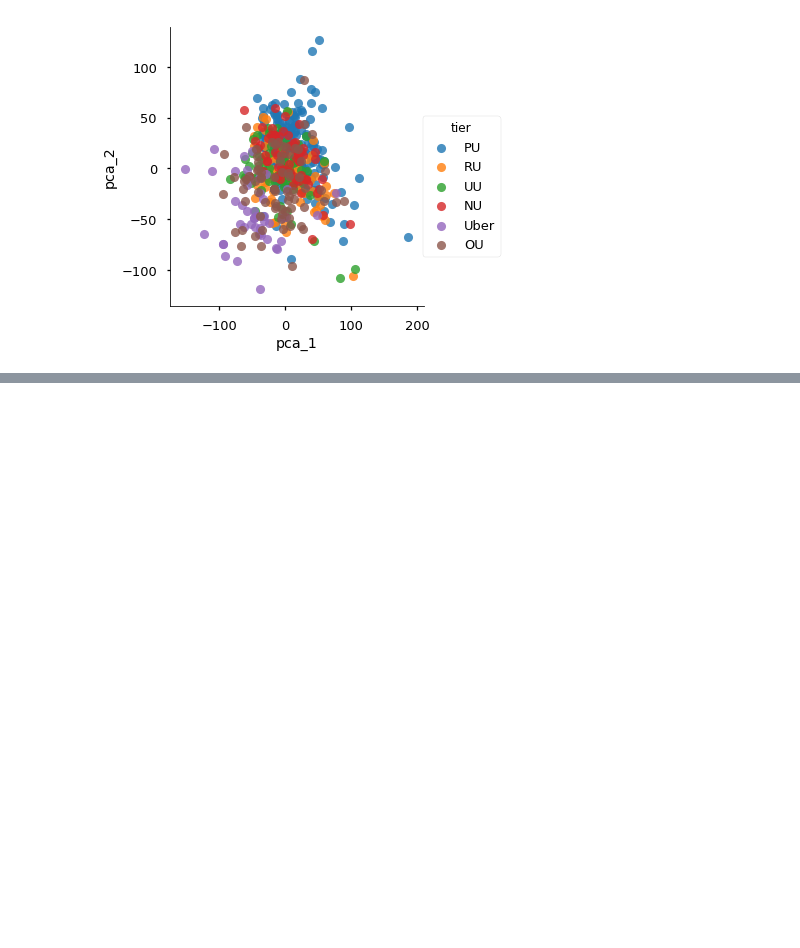
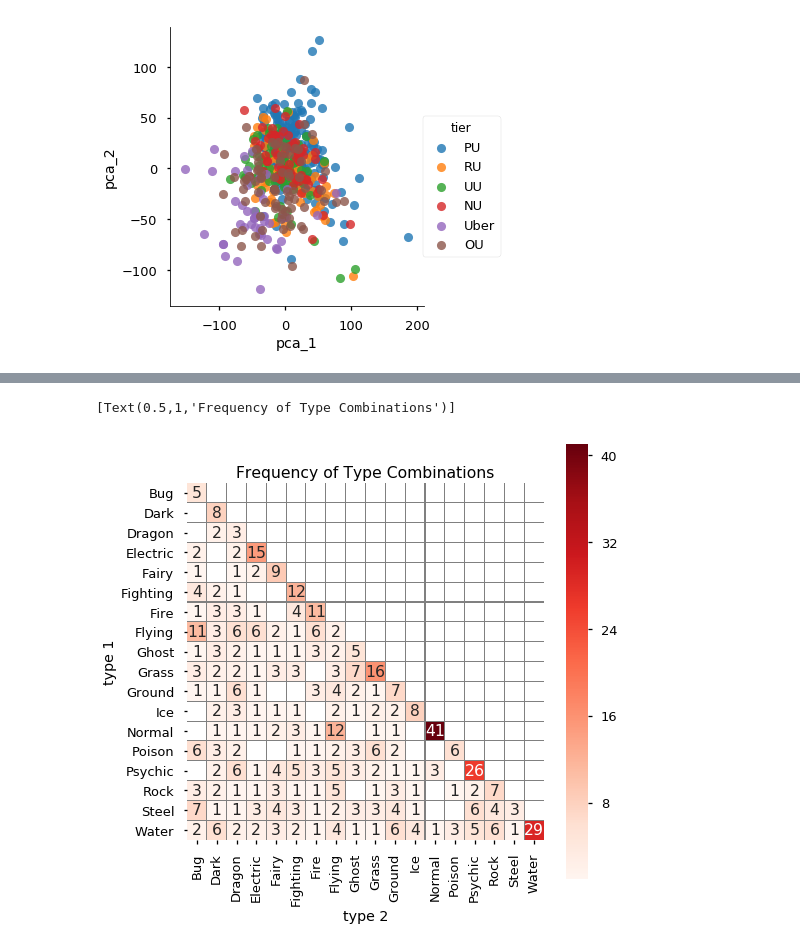
Before and after one commit to n2cholas/pokemon-analysis, a Jupyter notebook: Pokemon-Analysis.ipynb, the cells around one changed output, grey strips where cells are left out. Drawn from its saved outputs; the diff is of its cells as text; code cells hidden in the pictures; blank space fills up the shorter version.

Commit message:
completed type exploratory analysis

```diff
--- a/Pokemon-Analysis.ipynb
+++ b/Pokemon-Analysis.ipynb
@@ -153,0 +171,14 @@ The first two components make up about 52% of the variance; however, as expected
+# %%
+df['type 1'] = df.apply(lambda x: sorted(eval(x['types']))[0], axis=1)
+df['type 2'] = df.apply(lambda x: sorted(eval(x['types']))[-1], axis=1) #if a pokemon has a single type, type 2 = type 1
+
+type_df = df[['type 2', 'type 1']].groupby(['type 2', 'type 1']).size().reset_index()
+type_df.columns = ['type 1', 'type 2', 'count']
+type_pivoted_df = type_df.pivot('type 1', 'type 2', 'count')
+
+plt.subplots(figsize=(8,8))
+sns.heatmap(type_pivoted_df, annot=True, square=True, cmap='Reds', linecolor='grey', linewidths='0.05')
+plt.gca().set(title='Frequency of Type Combinations')
+# %% [output]
+[Text(0.5,1,'Frequency of Type Combinations')]
+[figure, added]
```
Also changed, not shown: parts of 8 cells of this notebook, 1 other file.
